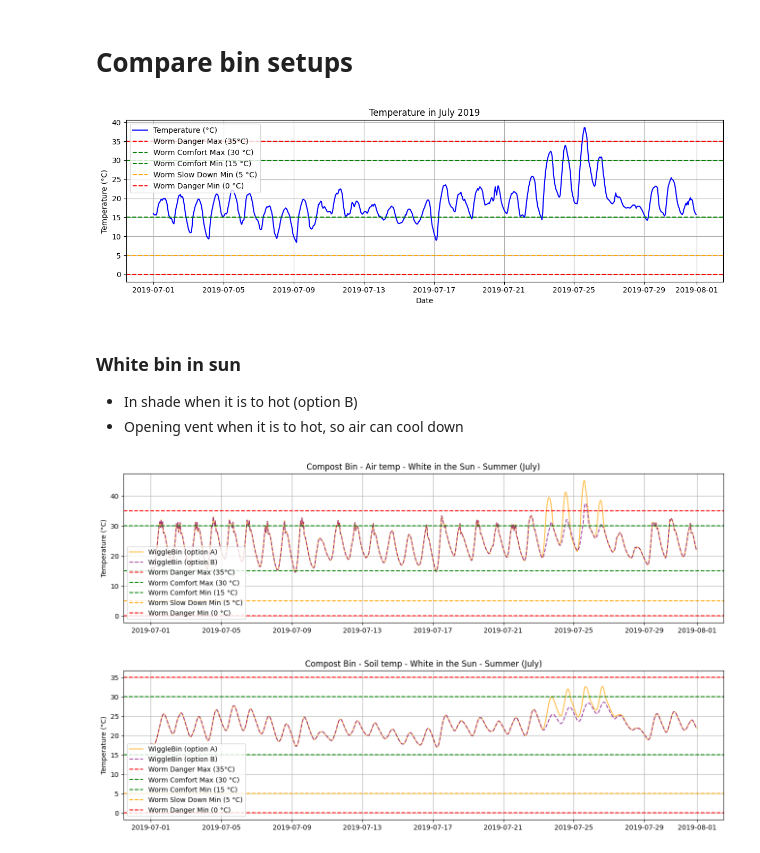
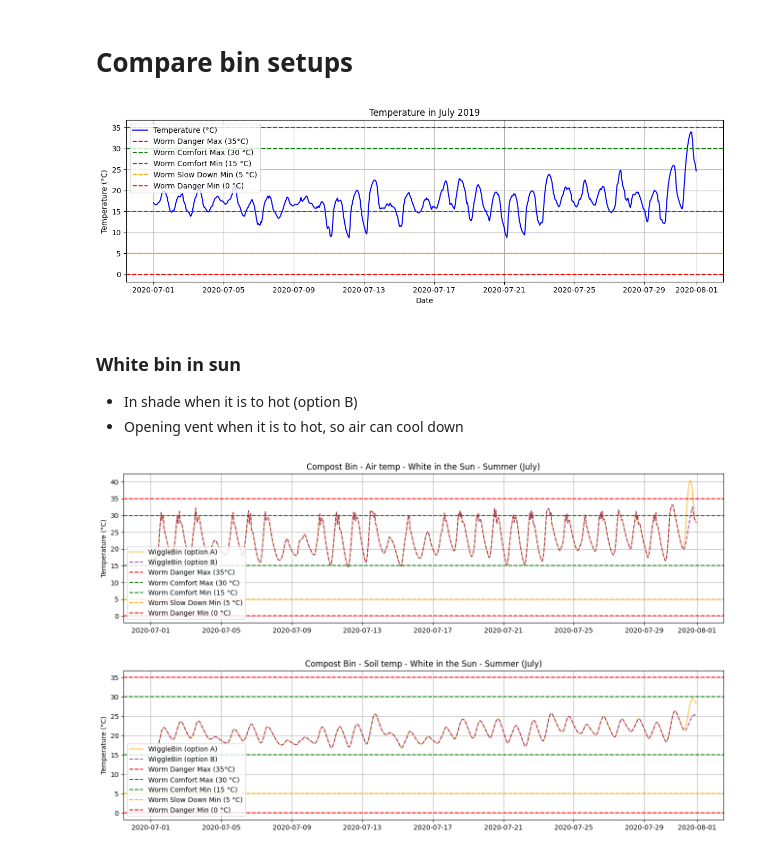
Before and after one commit to wiggle-bin/wiggle-research, a Jupyter notebook: wiggle-bin-summer-model.ipynb, the cells around one changed output. Cells and saved outputs as stored; diff of their text form; code cells hidden in the pictures.

```diff
--- a/wiggle-bin-summer-model.ipynb
+++ b/wiggle-bin-summer-model.ipynb
@@ -60,20 +66,21 @@ jul_2020 = hot_summers.loc['2020-07']
 jul_2018 = hot_summers.loc['2018-07']
 # %% [markdown]
 # Compare bin setups
+# %%
+selected_summer = hot_summers.loc['2020-07'].copy()
 # %%
-selected_summer = hot_summers.loc['2019-07'].copy()
 plt.figure(figsize=(12, 4))
 plt.plot(selected_summer.index, selected_summer['temp'], label='Temperature (°C)', color='blue')
 add_worm_temperature_zones()
 plt.title("Temperature in July 2019")
 plt.xlabel("Date")
 plt.ylabel("Temperature (°C)")
 plt.grid(True)
 plt.legend()
 plt.tight_layout()
 plt.show()
 # %% [output]
-[figure, old version]
+[figure, new version]
 # %% [markdown]
 ### White bin in sun
 
@@ -107,7 +114,7 @@ plt.legend(loc='lower left')
 plt.grid()
 plt.show()
 # %% [output]
-[figure, old version]
+[figure, new version]
 # %%
 # soil ambient
 selected_summer['bin_a'] = simulate(
@@ -138,4 +145,4 @@ plt.legend(loc='lower left')
 plt.grid()
 plt.show()
 # %% [output]
-[figure, old version]
+[figure, new version]
```
Also changed, not shown: parts of 1 cell of this notebook.
